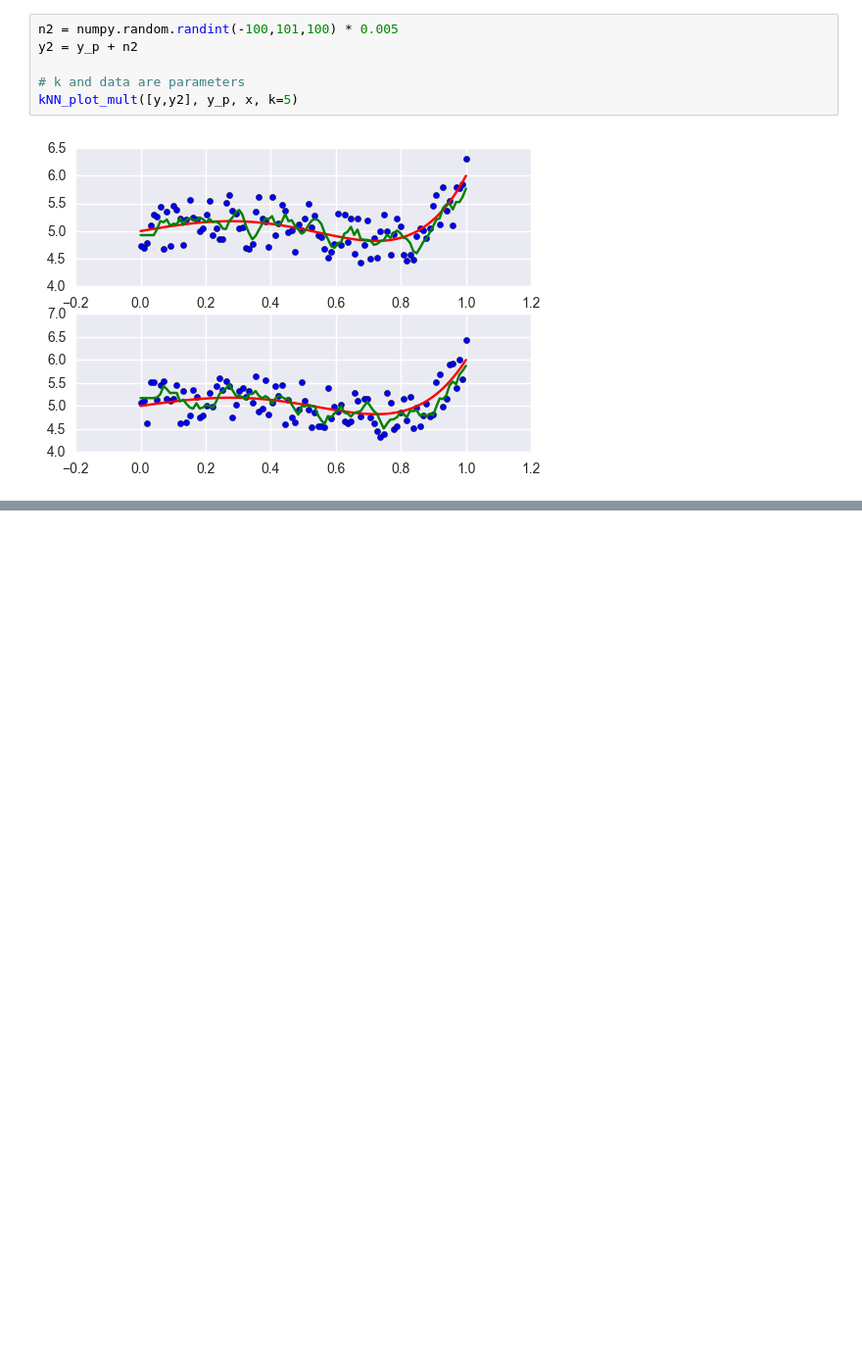
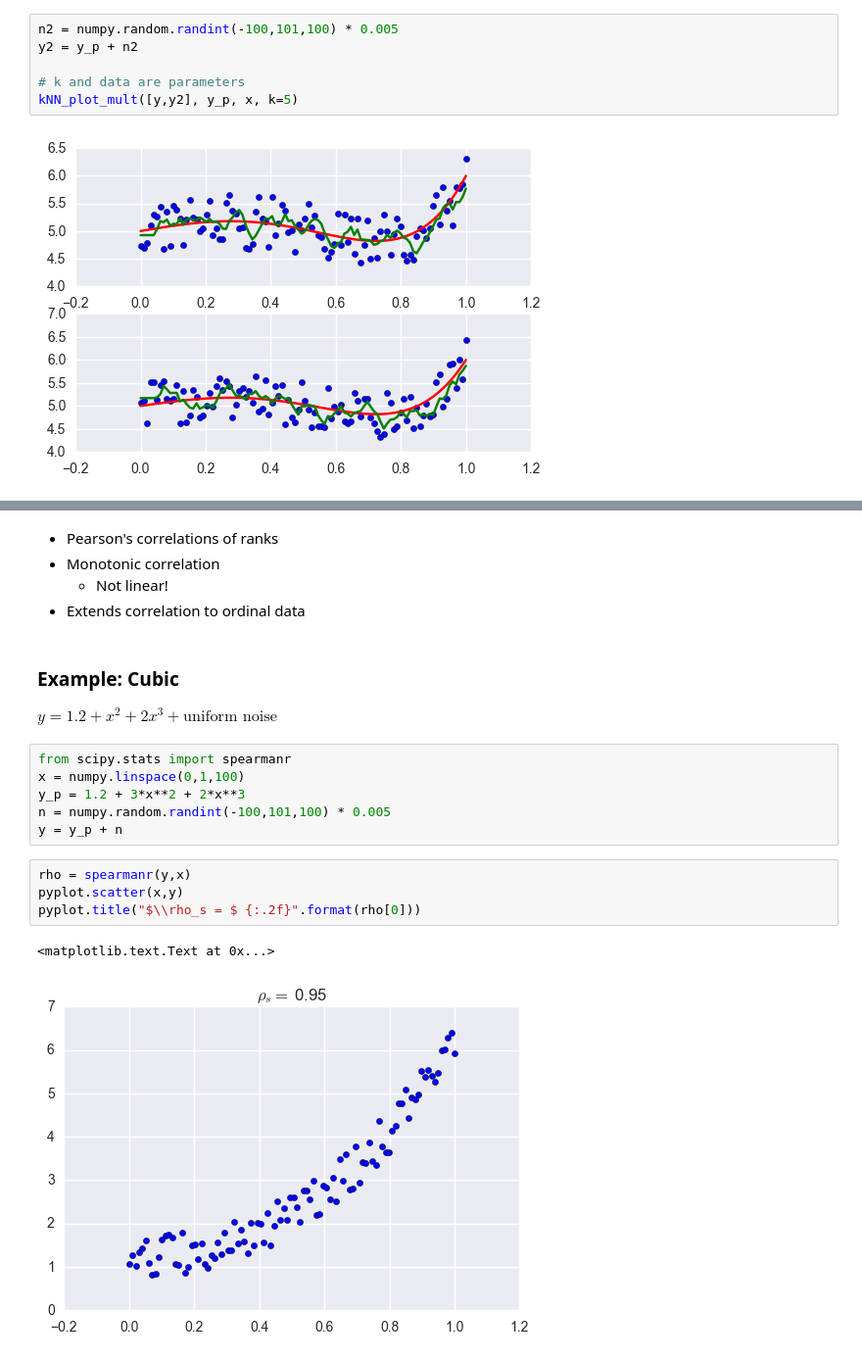
Before and after one commit to edelsonc/edelsonc.github.io, a Jupyter notebook: jupyter_presentation/Nonparametric-Statistics-2017-Statistics-Seminar.ipynb, the cells around one changed output, grey strips where cells are left out. Shown at 98% size. Cells and saved outputs as stored; diff of their text form; blank space fills up the shorter version.

```diff
--- a/jupyter_presentation/Nonparametric-Statistics-2017-Statistics-Seminar.ipynb
+++ b/jupyter_presentation/Nonparametric-Statistics-2017-Statistics-Seminar.ipynb
@@ -162,0 +247,21 @@ kNN_plot_mult([y,y2], y_p, x, k=5)
+# %% [markdown]
+* Pearson's correlations of ranks
+* Monotonic correlation
+    - Not linear!
+* Extends correlation to ordinal data
+# %% [markdown]
+### Example: Cubic
+$y = 1.2 + x^2 + 2x^3 + \text{uniform noise}$
+# %%
+from scipy.stats import spearmanr
+x = numpy.linspace(0,1,100)
+y_p = 1.2 + 3*x**2 + 2*x**3
+n = numpy.random.randint(-100,101,100) * 0.005
+y = y_p + n
+# %%
+rho = spearmanr(y,x)
+pyplot.scatter(x,y)
+pyplot.title("$\\rho_s = $ {:.2f}".format(rho[0]))
+# %% [output]
+<matplotlib.text.Text at 0x...>
+[figure, added]
```
Also changed, not shown: parts of 20 cells of this notebook, 3 other files.
